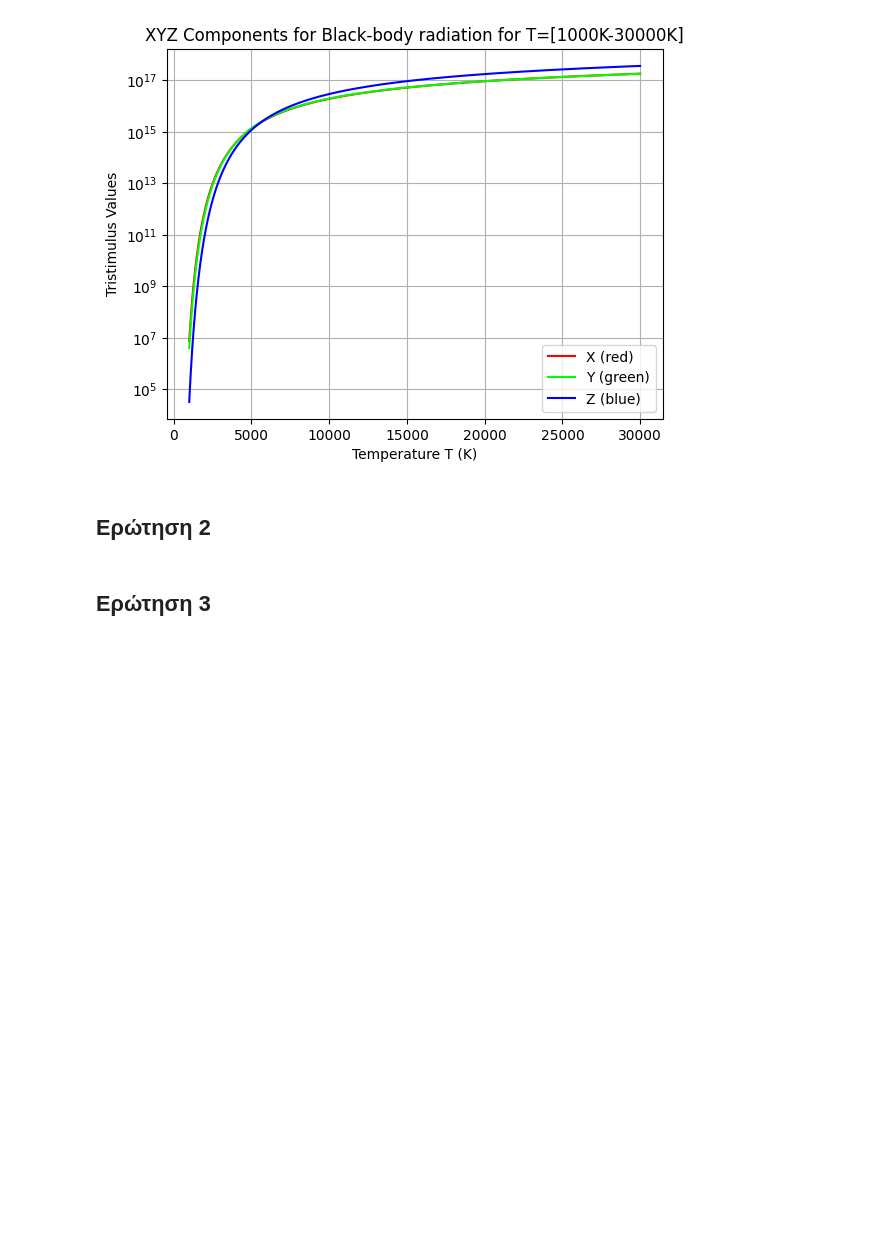
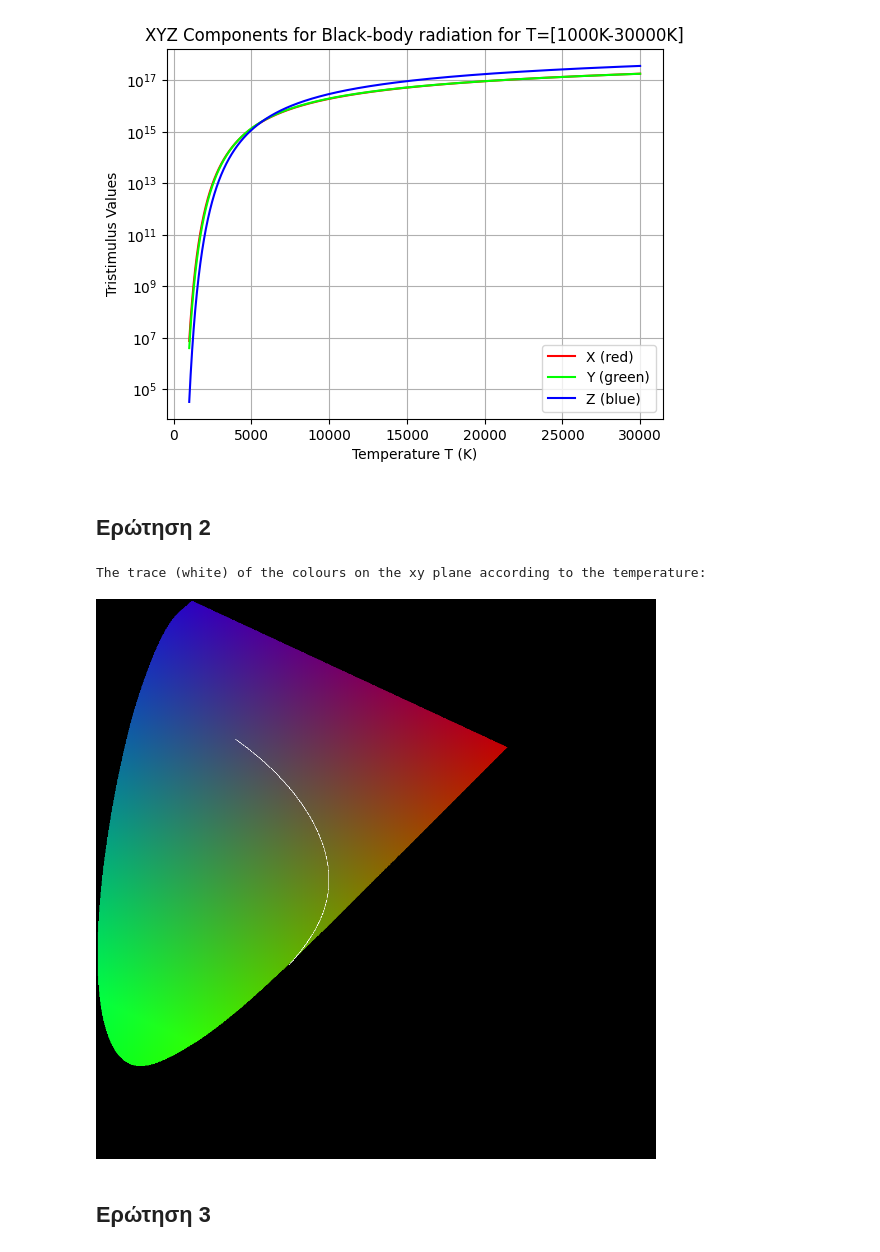
Before and after one commit to iliaxant/DIP_HW_1_HeatMap, a Jupyter notebook: DIP_HW_1.ipynb, the cells around one changed output. Drawn from its saved outputs; the diff is of its cells as text; code cells hidden in the pictures; blank space fills up the shorter version.

```diff
--- a/DIP_HW_1.ipynb
+++ b/DIP_HW_1.ipynb
@@ -147,6 +147,28 @@ plt.show()
 [figure]
 # %% [markdown]
 ## **Ερώτηση 2**
+# %%
+import cv2
+from google.colab.patches import cv2_imshow
+
+chroma_diag = cv2.imread("chromaDiagram.png")
+
+xy_plane = np.zeros((29001,2))
+
+xy_plane[:,0] = np.divide(a_XYZ[:, 0], (a_XYZ[:, 0] + a_XYZ[:, 1] + a_XYZ[:, 2]))
+xy_plane[:,1] = np.divide(a_XYZ[:, 1], (a_XYZ[:, 0] + a_XYZ[:, 1] + a_XYZ[:, 2]))
+
+c = np.round(1000 * xy_plane[:,0]).astype(int)
+r = np.round(1000 * xy_plane[:,1]).astype(int)
+
+for i in range(len(c)):
+  chroma_diag[c[i],r[i],:] = 255
+
+print("The trace (white) of the colours on the xy plane according to the temperature:")
+cv2_imshow(chroma_diag)
+# %% [output]
+The trace (white) of the colours on the xy plane according to the temperature:
+[figure, added]
 # %% [markdown]
 ## **Ερώτηση 3**
 # %%
```
Also changed, not shown: parts of 2 cells of this notebook.
